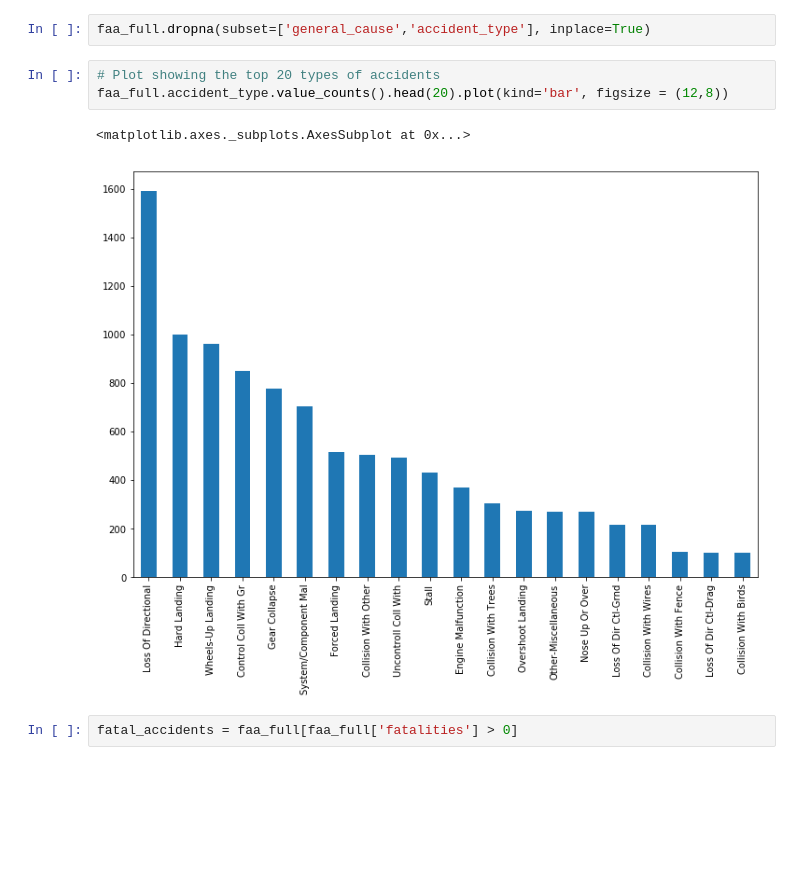
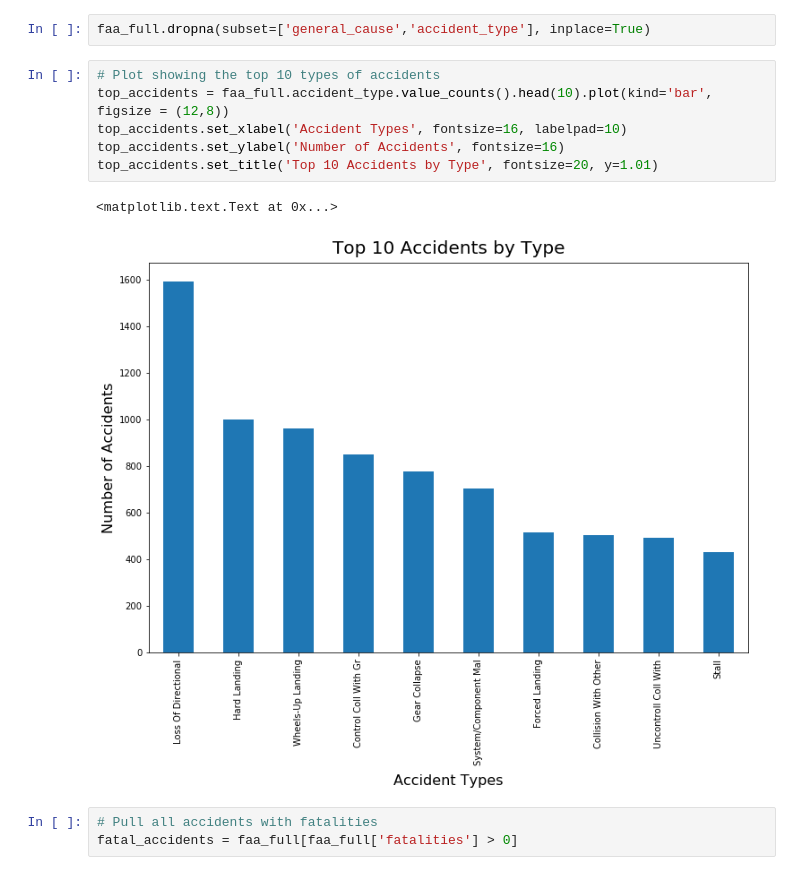
Before and after one commit to acobrapilot/homework, a Jupyter notebook: Final Project/Final Project - Aviation Mishap Data.ipynb, the cells around one changed output. Cells and saved outputs as stored; diff of their text form; blank space fills up the shorter version.

```diff
--- a/Final Project/Final Project - Aviation Mishap Data.ipynb
+++ b/Final Project/Final Project - Aviation Mishap Data.ipynb
@@ -156,11 +202,15 @@ faa_full.replace('', np.nan, inplace=True) # Replaces empty cells with NaN
 # %%
 faa_full.dropna(subset=['general_cause','accident_type'], inplace=True)
 # %%
-# Plot showing the top 20 types of accidents
-faa_full.accident_type.value_counts().head(20).plot(kind='bar', figsize = (12,8))
+# Plot showing the top 10 types of accidents
+top_accidents = faa_full.accident_type.value_counts().head(10).plot(kind='bar', figsize = (12,8))
+top_accidents.set_xlabel('Accident Types', fontsize=16, labelpad=10)
+top_accidents.set_ylabel('Number of Accidents', fontsize=16)
+top_accidents.set_title('Top 10 Accidents by Type', fontsize=20, y=1.01)
 # %% [output]
-<matplotlib.axes._subplots.AxesSubplot at 0x...>
+<matplotlib.text.Text at 0x...>
-[figure, old version]
+[figure, new version]
 # %%
+# Pull all accidents with fatalities
 fatal_accidents = faa_full[faa_full['fatalities'] > 0]
 # %%
```
Also changed, not shown: parts of 6 cells of this notebook.
